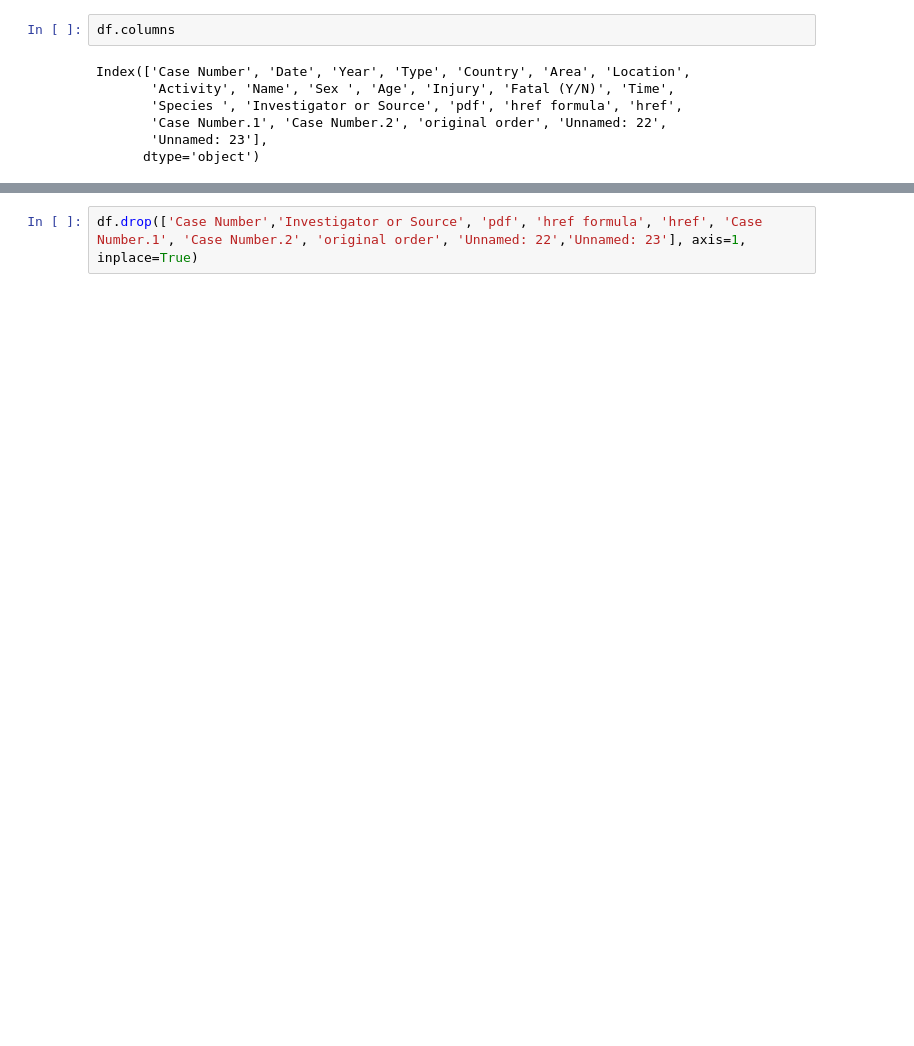
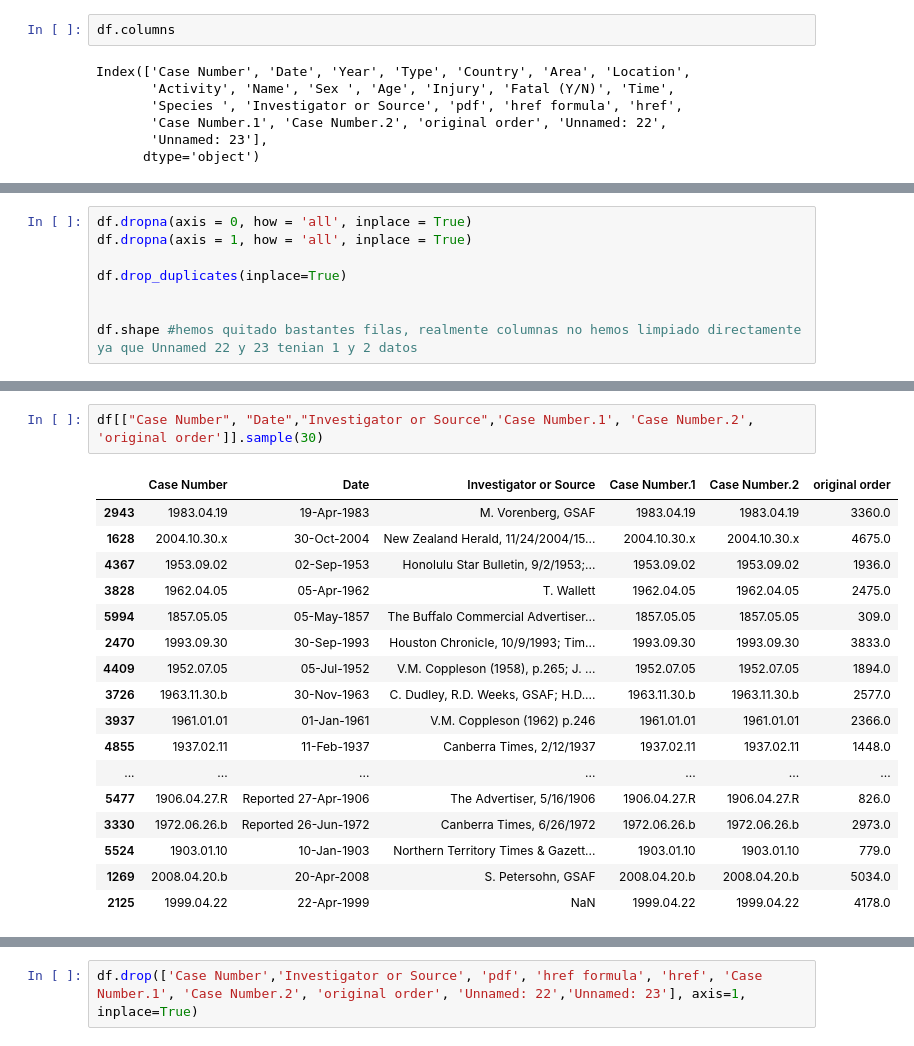
Before and after one commit to VictorPablo12/data-cleaning-pandas, a Jupyter notebook: clean.ipynb, the cells around one changed output, grey strips where cells are left out. Cells and saved outputs as stored; diff of their text form; blank space fills up the shorter version.

```diff
--- a/clean.ipynb
+++ b/clean.ipynb
@@ -40,0 +110,8 @@ Index(['Case Number', 'Date', 'Year', 'Type', 'Country', 'Area', 'Location',
+# %%
+df.dropna(axis = 0, how = 'all', inplace = True)
+df.dropna(axis = 1, how = 'all', inplace = True)
+
+df.drop_duplicates(inplace=True)
+
+
+df.shape #hemos quitado bastantes filas, realmente columnas no hemos limpiado directamente ya que Unnamed 22 y 23 tenian 1 y 2 datos
@@ -40,0 +140,20 @@ Index(['Case Number', 'Date', 'Year', 'Type', 'Country', 'Area', 'Location',
+# %%
+df[["Case Number", "Date","Investigator or Source",'Case Number.1', 'Case Number.2', 'original order']].sample(30)
+# %% [output]
+|  | Case Number | Date | Investigator or Source | Case Number.1 | Case Number.2 | original order |
+| 2943 | 1983.04.19 | 19-Apr-1983 | M. Vorenberg, GSAF | 1983.04.19 | 1983.04.19 | 3360.0 |
+| 1628 | 2004.10.30.x | 30-Oct-2004 | New Zealand Herald, 11/24/2004/15... | 2004.10.30.x | 2004.10.30.x | 4675.0 |
+| 4367 | 1953.09.02 | 02-Sep-1953 | Honolulu Star Bulletin, 9/2/1953;... | 1953.09.02 | 1953.09.02 | 1936.0 |
+| 3828 | 1962.04.05 | 05-Apr-1962 | T. Wallett | 1962.04.05 | 1962.04.05 | 2475.0 |
+| 5994 | 1857.05.05 | 05-May-1857 | The Buffalo Commercial Advertiser... | 1857.05.05 | 1857.05.05 | 309.0 |
+| 2470 | 1993.09.30 | 30-Sep-1993 | Houston Chronicle, 10/9/1993; Tim... | 1993.09.30 | 1993.09.30 | 3833.0 |
+| 4409 | 1952.07.05 | 05-Jul-1952 | V.M. Coppleson (1958), p.265; J. ... | 1952.07.05 | 1952.07.05 | 1894.0 |
+| 3726 | 1963.11.30.b | 30-Nov-1963 | C. Dudley, R.D. Weeks, GSAF; H.D.... | 1963.11.30.b | 1963.11.30.b | 2577.0 |
+| 3937 | 1961.01.01 | 01-Jan-1961 | V.M. Coppleson (1962) p.246 | 1961.01.01 | 1961.01.01 | 2366.0 |
+| 4855 | 1937.02.11 | 11-Feb-1937 | Canberra Times, 2/12/1937 | 1937.02.11 | 1937.02.11 | 1448.0 |
+| ... | ... | ... | ... | ... | ... | ... |
+| 5477 | 1906.04.27.R | Reported 27-Apr-1906 | The Advertiser, 5/16/1906 | 1906.04.27.R | 1906.04.27.R | 826.0 |
+| 3330 | 1972.06.26.b | Reported 26-Jun-1972 | Canberra Times, 6/26/1972 | 1972.06.26.b | 1972.06.26.b | 2973.0 |
+| 5524 | 1903.01.10 | 10-Jan-1903 | Northern Territory Times & Gazett... | 1903.01.10 | 1903.01.10 | 779.0 |
+| 1269 | 2008.04.20.b | 20-Apr-2008 | S. Petersohn, GSAF | 2008.04.20.b | 2008.04.20.b | 5034.0 |
+| 2125 | 1999.04.22 | 22-Apr-1999 | NaN | 1999.04.22 | 1999.04.22 | 4178.0 |
```
Also changed, not shown: parts of 91 cells of this notebook, 5 other files.
